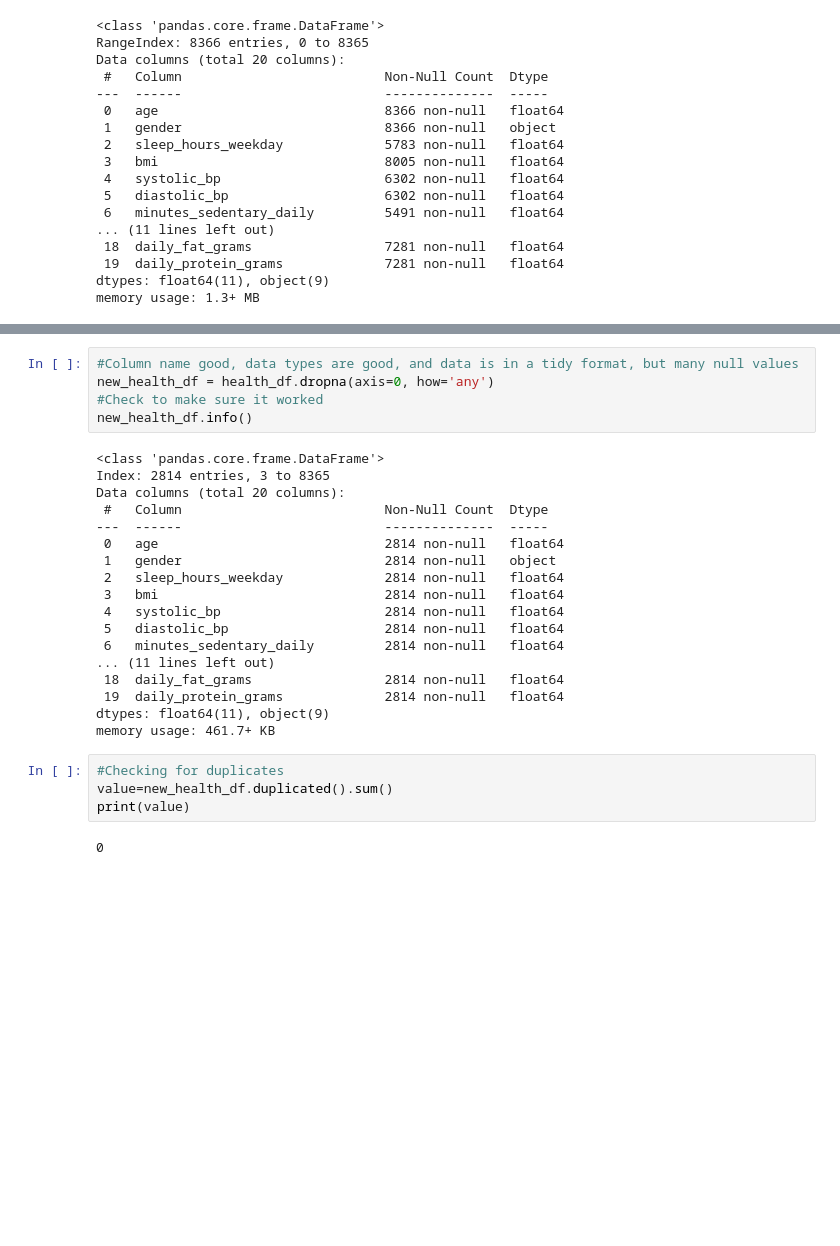
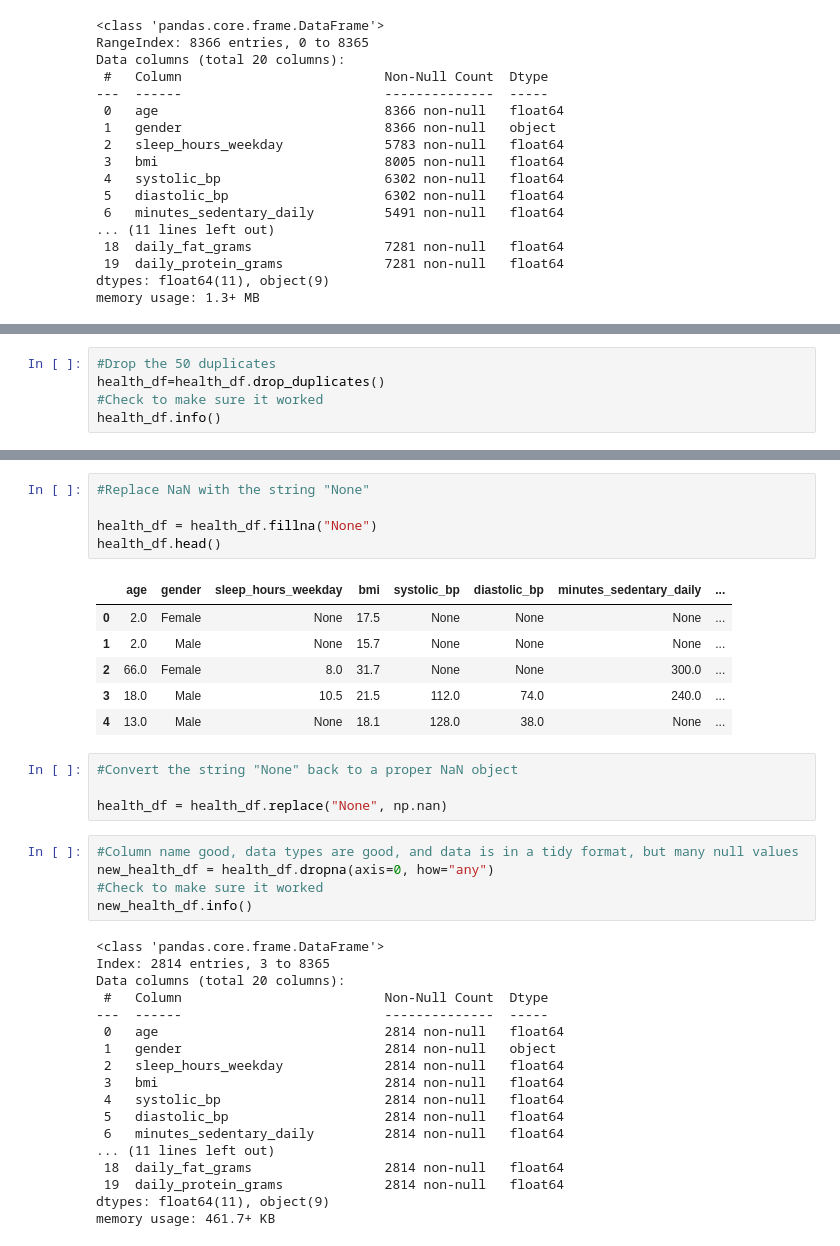
Before and after one commit to SinCosTanTya/Lifestyle-and-Health, a Jupyter notebook: Lifestyle_and_Health_Research_Project.ipynb, the cells around one changed output, grey strips where cells are left out. Drawn from its saved outputs; the diff is of its cells as text; blank space fills up the shorter version.

```diff
--- a/Lifestyle_and_Health_Research_Project.ipynb
+++ b/Lifestyle_and_Health_Research_Project.ipynb
@@ -38,0 +46,5 @@ memory usage: 1.3+ MB
+# %%
+#Drop the 50 duplicates
+health_df=health_df.drop_duplicates()
+#Check to make sure it worked
+health_df.info()
@@ -39,6 +69,22 @@ memory usage: 1.3+ MB
+# %%
+#Replace NaN with the string "None"
+
+health_df = health_df.fillna("None")
+health_df.head()
+# %% [output]
+|  | age | gender | sleep_hours_weekday | bmi | systolic_bp | diastolic_bp | minutes_sedentary_daily | ... |
+| 0 | 2.0 | Female | None | 17.5 | None | None | None | ... |
+| 1 | 2.0 | Male | None | 15.7 | None | None | None | ... |
+| 2 | 66.0 | Female | 8.0 | 31.7 | None | None | 300.0 | ... |
+| 3 | 18.0 | Male | 10.5 | 21.5 | 112.0 | 74.0 | 240.0 | ... |
+| 4 | 13.0 | Male | None | 18.1 | 128.0 | 38.0 | None | ... |
+# %%
+#Convert the string "None" back to a proper NaN object
+
+health_df = health_df.replace("None", np.nan)
 # %%
 #Column name good, data types are good, and data is in a tidy format, but many null values
-new_health_df = health_df.dropna(axis=0, how='any')
+new_health_df = health_df.dropna(axis=0, how="any")
 #Check to make sure it worked
 new_health_df.info()
 # %% [output]
@@ -59,9 +105,3 @@ Data columns (total 20 columns):
  19  daily_protein_grams             2814 non-null   float64
 dtypes: float64(11), object(9)
 memory usage: 461.7+ KB
-# %%
-#Checking for duplicates
-value=new_health_df.duplicated().sum()
-print(value)
-# %% [output]
-0
```
Also changed, not shown: parts of 3 cells of this notebook.
